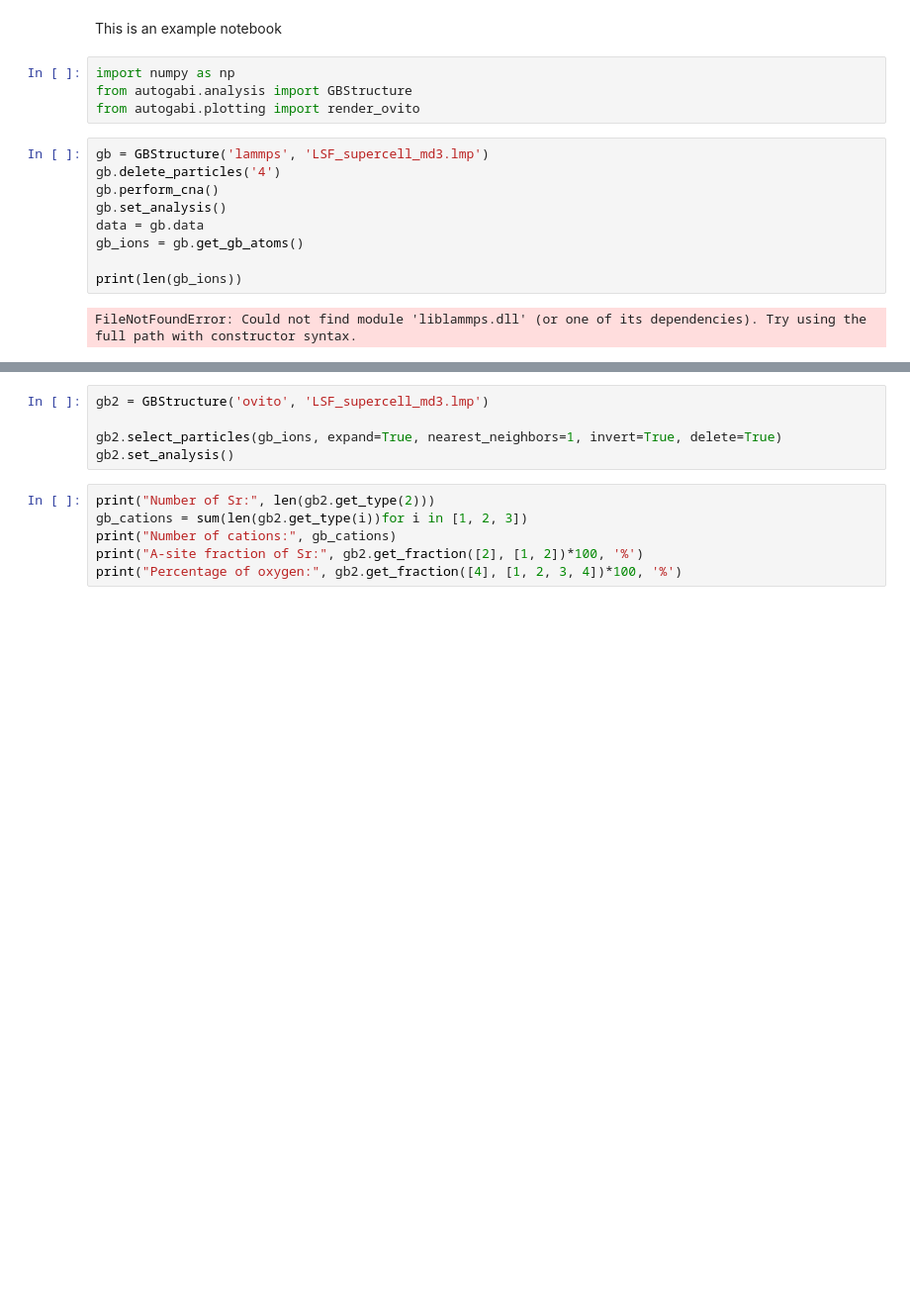
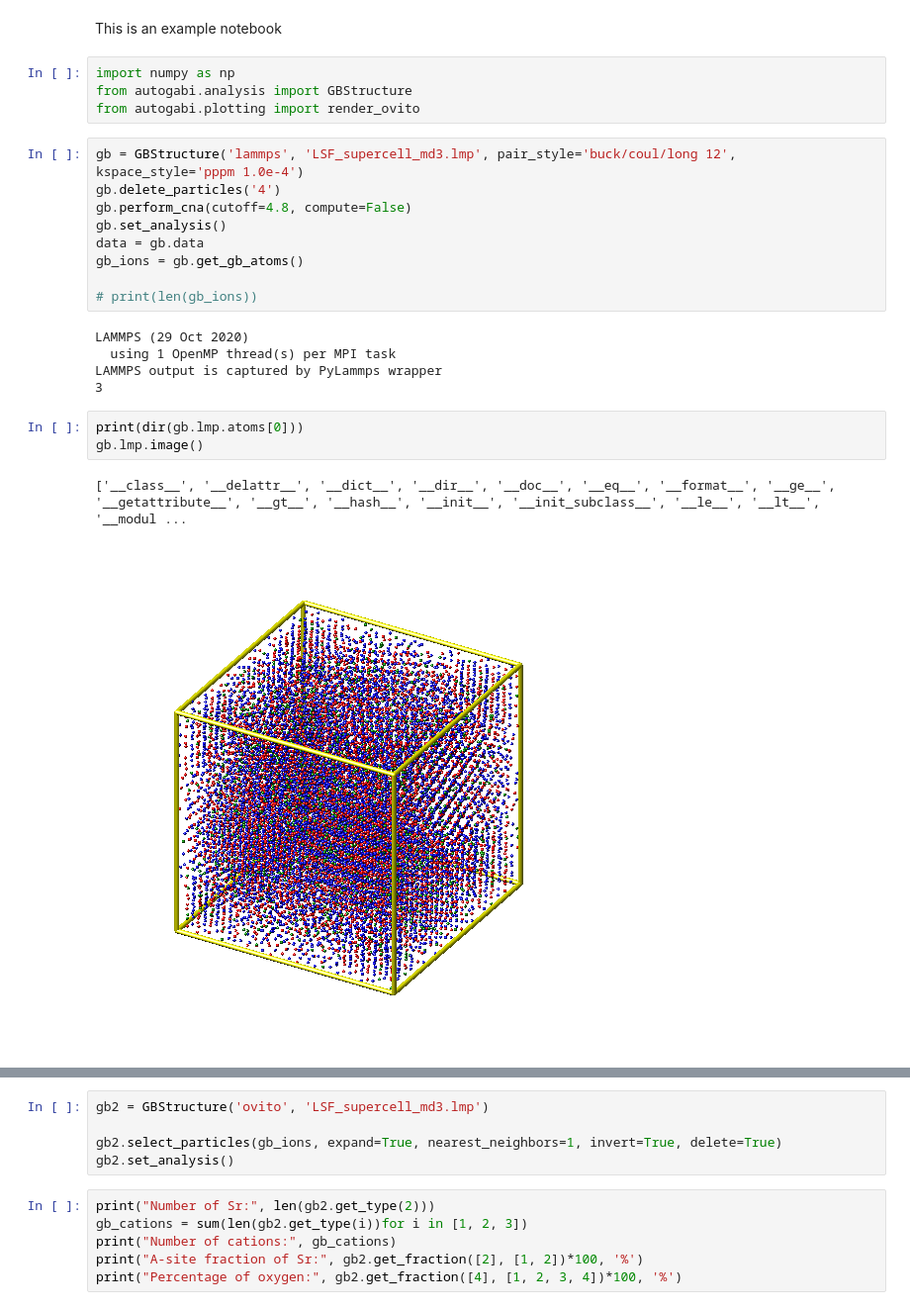
Before and after one commit to ab5424/agility, a Jupyter notebook: examples/basics_lammps.ipynb, the cells around one changed output, grey strips where cells are left out. Shown: that part at 99% size. Cells and saved outputs as stored; diff of their text form; blank space fills up the shorter version.

Commit message:
Changes to the lammps backend.

```diff
--- a/examples/basics_lammps.ipynb
+++ b/examples/basics_lammps.ipynb
@@ -5,13 +5,22 @@ import numpy as np
 from autogabi.analysis import GBStructure
 from autogabi.plotting import render_ovito
 # %%
-gb = GBStructure('lammps', 'LSF_supercell_md3.lmp')
+gb = GBStructure('lammps', 'LSF_supercell_md3.lmp', pair_style='buck/coul/long 12', kspace_style='pppm 1.0e-4')
 gb.delete_particles('4')
-gb.perform_cna()
+gb.perform_cna(cutoff=4.8, compute=False)
 gb.set_analysis()
 data = gb.data
 gb_ions = gb.get_gb_atoms()
 
-print(len(gb_ions))
+# print(len(gb_ions))
 # %% [output]
-FileNotFoundError: Could not find module 'liblammps.dll' (or one of its dependencies). Try using the full path with constructor syntax.
+LAMMPS (29 Oct 2020)
+  using 1 OpenMP thread(s) per MPI task
+LAMMPS output is captured by PyLammps wrapper
+3
+# %%
+print(dir(gb.lmp.atoms[0]))
+gb.lmp.image()
+# %% [output]
+['__class__', '__delattr__', '__dict__', '__dir__', '__doc__', '__eq__', '__format__', '__ge__', '__getattribute__', '__gt__', '__hash__', '__init__', '__init_subclass__', '__le__', '__lt__', '__modul ...
+[figure, added]
```
Also changed, not shown: parts of 4 cells of this notebook, 1 other file.
